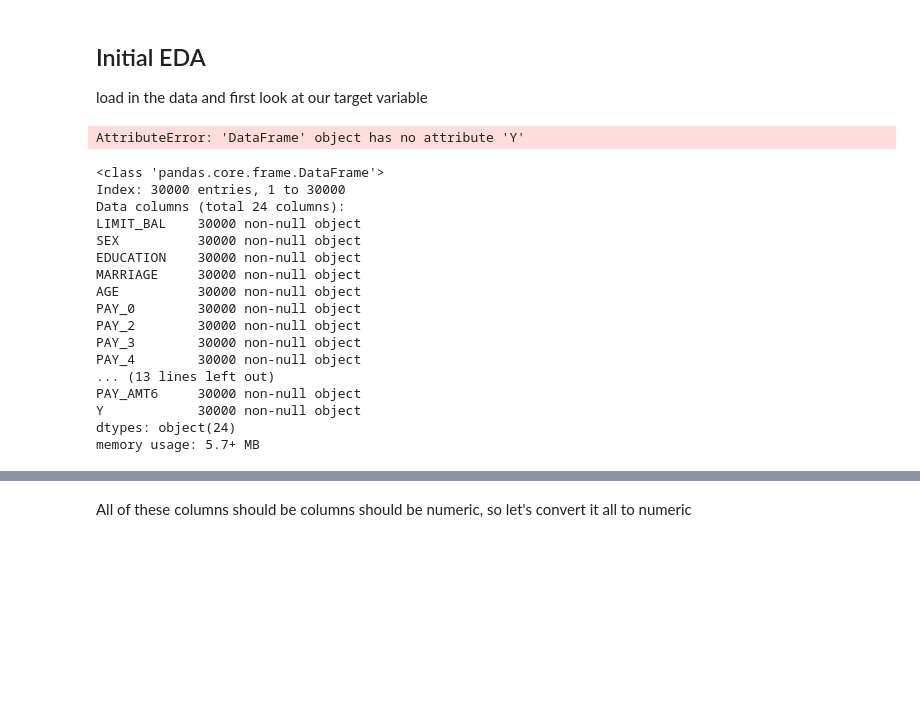
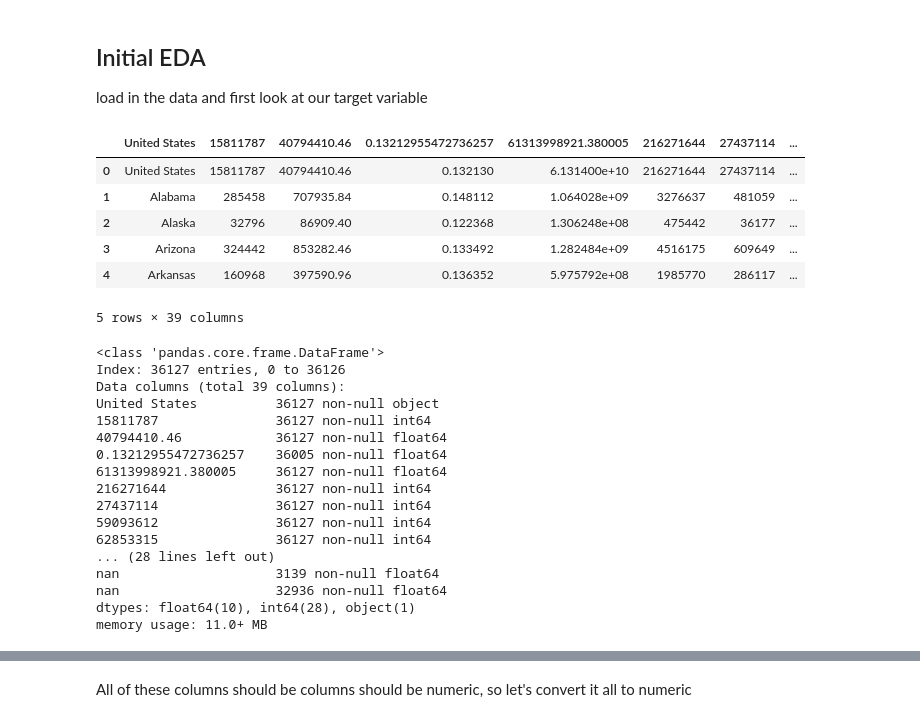
Before and after one commit to new4stu/BA590-Capstone, a Jupyter notebook: initial_EDA.ipynb, the cells around one changed output, grey strips where cells are left out. Drawn from its saved outputs; the diff is of its cells as text; code cells hidden in the pictures; blank space fills up the shorter version.

```diff
--- a/initial_EDA.ipynb
+++ b/initial_EDA.ipynb
@@ -13,32 +17,53 @@ sns.set()
 # %%
 #df = pd.read_excel('Full_Datav5.xlsx', header=0)
-df = pd.read_csv('Full_Datav5.csv', header=0)
+#df = pd.read_csv('Full_Datav5.csv', header=0)
+
+
+
+#y = df['Y']
+#y = df.Y
+
+#df.head()
+
+#df = pd.read_excel('Full_Datav4.xls', header=0)
+df = pd.read_excel('Full_Datav4.xls')
+#df = pd.read_excel('../default_of_credit_card_clients.xls', header=0)
 
 df.columns = df.iloc[0,:]
 
+df.rename(index=str, columns={"SNAP Per Capita Benefit or TAM": "Y"}, inplace=True)
 
-y = df.Y
+#df.drop('ID', inplace=True, axis=0)
+
+#y = df["Y"]
+#y = df.Y
 
 df.head()
 # %% [output]
+|  | United States | 15811787 | 40794410.46 | 0.13212955472736257 | 61313998921.380005 | 216271644 | 27437114 | ... |
+| 0 | United States | 15811787 | 40794410.46 | 0.132130 | 6.131400e+10 | 216271644 | 27437114 | ... |
+| 1 | Alabama | 285458 | 707935.84 | 0.148112 | 1.064028e+09 | 3276637 | 481059 | ... |
+| 2 | Alaska | 32796 | 86909.40 | 0.122368 | 1.306248e+08 | 475442 | 36177 | ... |
+| 3 | Arizona | 324442 | 853282.46 | 0.133492 | 1.282484e+09 | 4516175 | 609649 | ... |
+| 4 | Arkansas | 160968 | 397590.96 | 0.136352 | 5.975792e+08 | 1985770 | 286117 | ... |
-AttributeError: 'DataFrame' object has no attribute 'Y'
+5 rows × 39 columns
 # %%
 df.info()
 # %% [output]
 <class 'pandas.core.frame.DataFrame'>
-Index: 30000 entries, 1 to 30000
-Data columns (total 24 columns):
-LIMIT_BAL    30000 non-null object
-SEX          30000 non-null object
-EDUCATION    30000 non-null object
-MARRIAGE     30000 non-null object
-AGE          30000 non-null object
-PAY_0        30000 non-null object
-PAY_2        30000 non-null object
-PAY_3        30000 non-null object
-PAY_4        30000 non-null object
-... (13 lines left out)
-PAY_AMT6     30000 non-null object
-Y            30000 non-null object
-dtypes: object(24)
-memory usage: 5.7+ MB
+Index: 36127 entries, 0 to 36126
+Data columns (total 39 columns):
+United States          36127 non-null object
+15811787               36127 non-null int64
+40794410.46            36127 non-null float64
+0.13212955472736257    36005 non-null float64
+61313998921.380005     36127 non-null float64
+216271644              36127 non-null int64
+27437114               36127 non-null int64
+59093612               36127 non-null int64
+62853315               36127 non-null int64
+... (28 lines left out)
+nan                    3139 non-null float64
+nan                    32936 non-null float64
+dtypes: float64(10), int64(28), object(1)
+memory usage: 11.0+ MB
```
Also changed, not shown: parts of 19 cells of this notebook, 2 other files.
